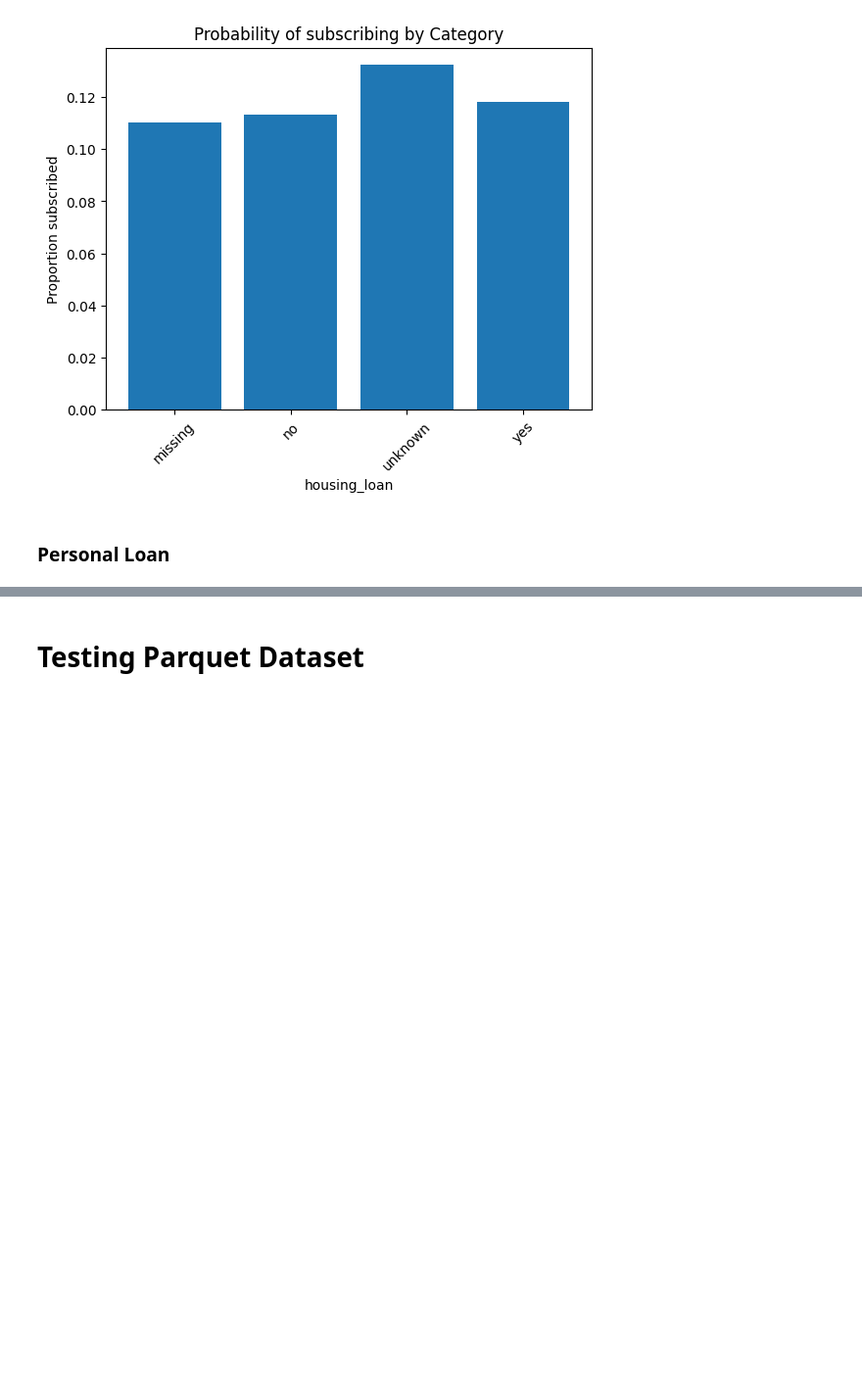
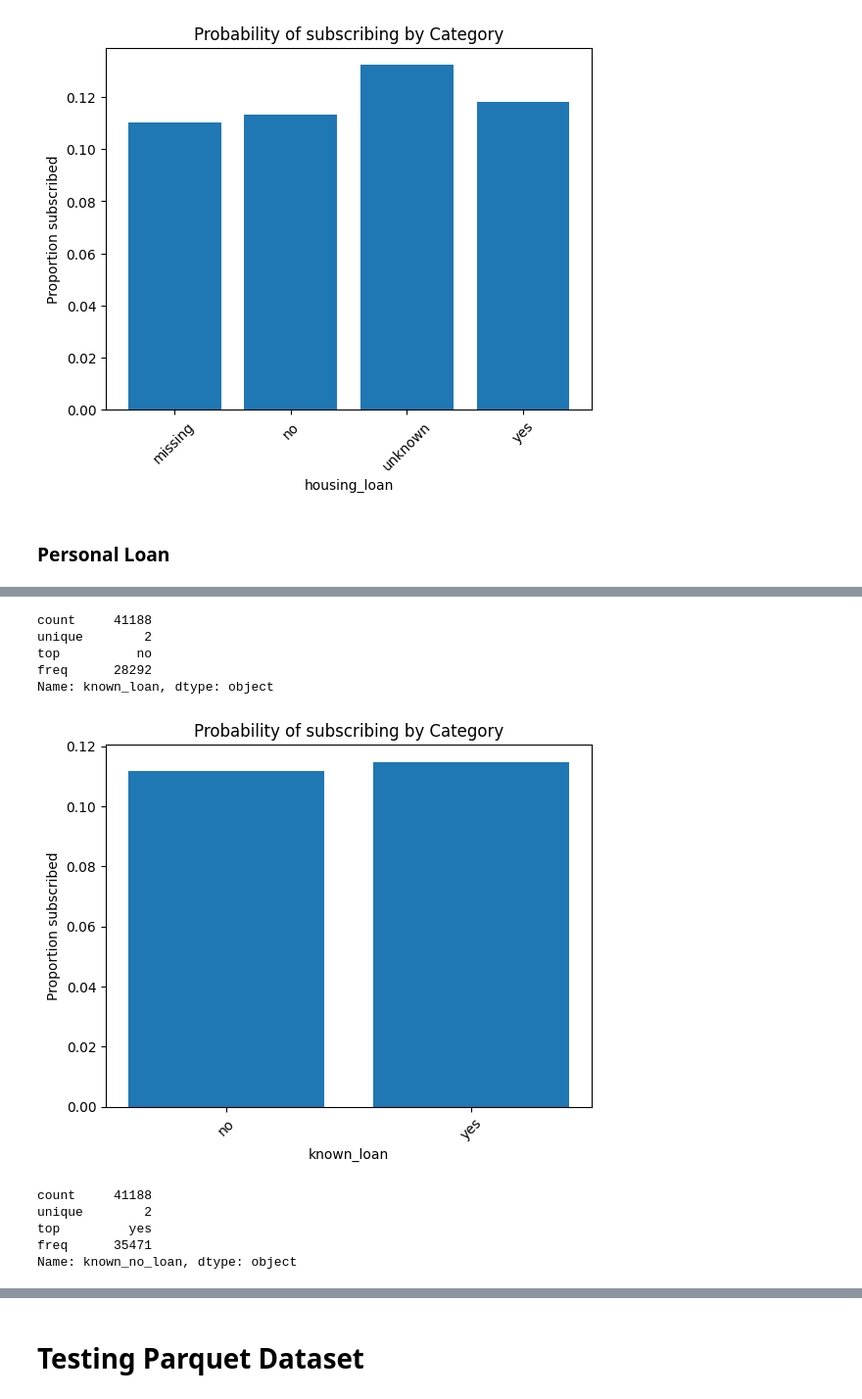
Before and after one commit to mysticshirou/EGT309-TeamJunHoe, a Jupyter notebook: eda.ipynb, the cells around one changed output, grey strips where cells are left out. Shown at 98% size. Drawn from its saved outputs; the diff is of its cells as text; code cells hidden in the pictures; blank space fills up the shorter version.

```diff
--- a/eda.ipynb
+++ b/eda.ipynb
@@ -1030,0 +1048,3 @@ bivariate_categorical_plotter(df_cleaned, "personal_loan")
+# %%
+df_features = df_cleaned.copy()
+df_features.info()
@@ -1030,0 +1072,26 @@ bivariate_categorical_plotter(df_cleaned, "personal_loan")
+# %%
+df_features['known_loan'] = df_features.apply(lambda x: "yes" if (x.housing_loan == "yes") \
+                                           or (x.personal_loan == "yes") \
+                                            else "no", axis=1)
+df_features.known_loan.describe()
+# %% [output]
+count     41188
+unique        2
+top          no
+freq      28292
+Name: known_loan, dtype: object
+# %%
+bivariate_categorical_plotter(df_features, "known_loan")
+# %% [output]
+[figure, added]
+# %%
+df_features['known_no_loan'] = df_features.apply(lambda x: "no" if (x.housing_loan == "no") \
+                                           and (x.personal_loan == "no") \
+                                            else "yes", axis=1)
+df_features.known_no_loan.describe()
+# %% [output]
+count     41188
+unique        2
+top         yes
+freq      35471
+Name: known_no_loan, dtype: object
```
Also changed, not shown: parts of 18 cells of this notebook.
